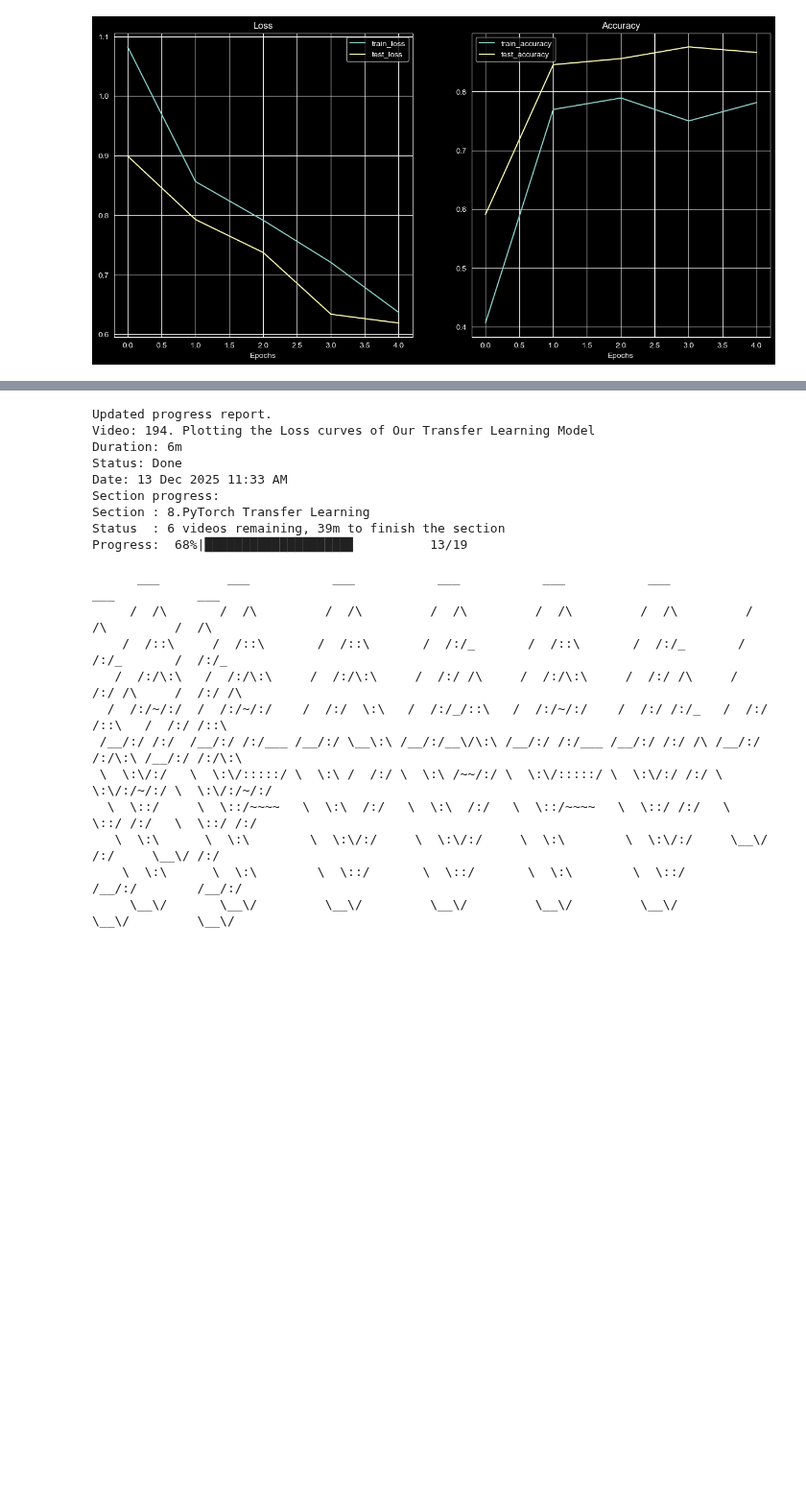
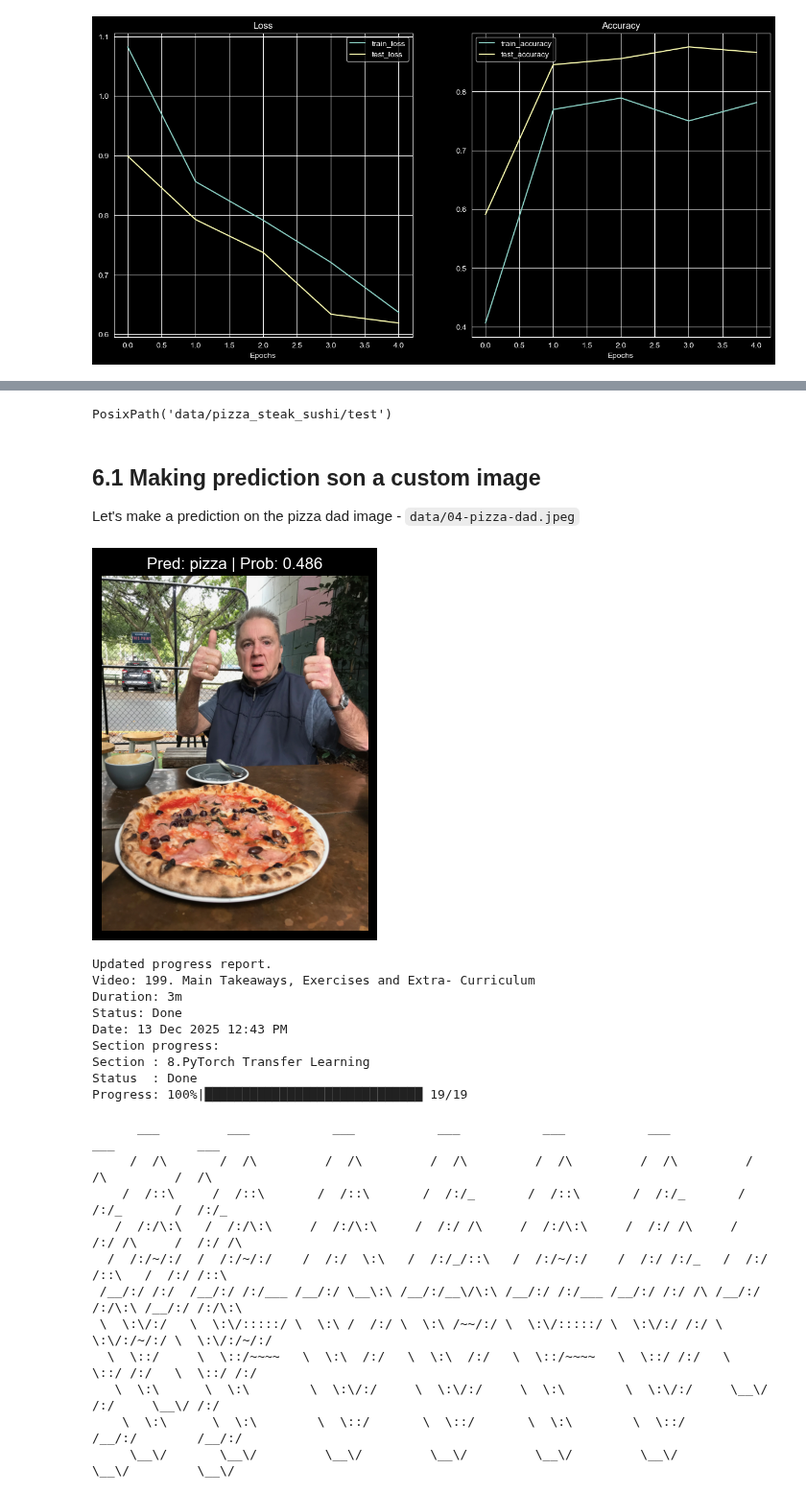
Before and after one commit to ridamansour/PyTorchLearning, a Jupyter notebook: 06_pytorch_transfer_learning.ipynb, the cells around one changed output, grey strips where cells are left out. Shown at 96% size. Cells and saved outputs as stored; diff of their text form; code cells hidden in the pictures; blank space fills up the shorter version.

```diff
--- a/06_pytorch_transfer_learning.ipynb
+++ b/06_pytorch_transfer_learning.ipynb
@@ -345,16 +452,31 @@ plot_loss_curves(results)
+# %%
+test_dir
+# %% [output]
+PosixPath('data/pizza_steak_sushi/test')
+# %% [markdown]
+## 6.1 Making prediction son a custom image
+Let's make a prediction on the pizza dad image - `data/04-pizza-dad.jpeg`
+# %%
+pred_and_plot_image(
+    model=model,
+    image_path=Path("data/04-pizza-dad.jpeg"),
+    class_names=class_names,
+)
+# %% [output]
+[figure, added]
 # %%
 from Progress.course_progress_func import update_progress, progress_pie_chart, monthly_progress, progress_report_print
-update_progress(video_index=194, done=True)
+update_progress(video_index=199, done=True)
 # %% [output]
 Updated progress report.
-Video: 194. Plotting the Loss curves of Our Transfer Learning Model
-Duration: 6m
+Video: 199. Main Takeaways, Exercises and Extra- Curriculum
+Duration: 3m
 Status: Done
-Date: 13 Dec 2025 11:33 AM
+Date: 13 Dec 2025 12:43 PM
 Section progress:
 Section : 8.PyTorch Transfer Learning
-Status  : 6 videos remaining, 39m to finish the section
-Progress:  68%|███████████████████▊          13/19
+Status  : Done
+Progress: 100%|█████████████████████████████ 19/19
 # %%
 progress_report_print()
 # %% [output]
```
Also changed, not shown: parts of 5 cells of this notebook, 1 other file.
